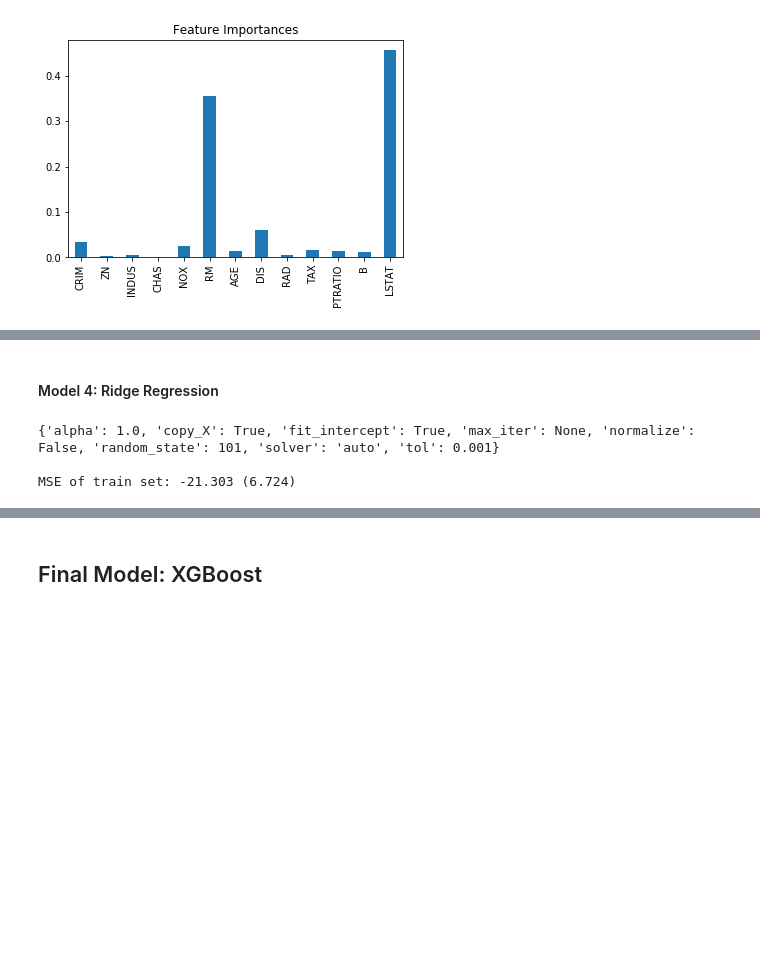
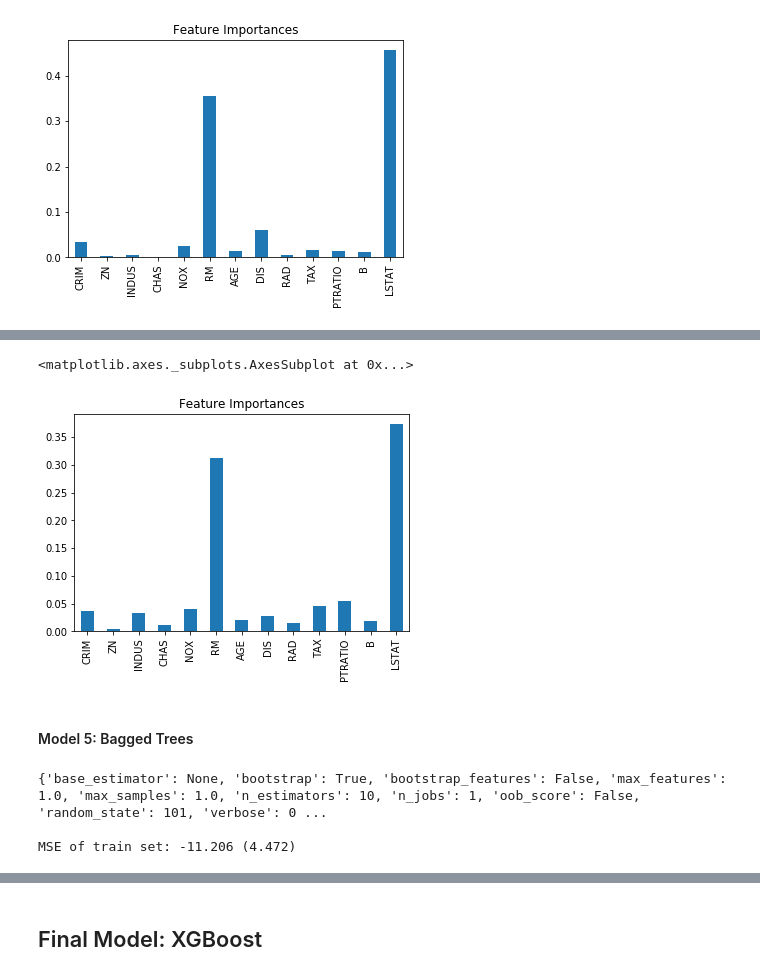
Before and after one commit to dundee2002/Machine-Deep-Learning-in-Python-and-R, a Jupyter notebook: Machine-Learning-in-Python/Regression/Regress_sklearn_uci_boston_housing_r870.ipynb, the cells around one changed output, grey strips where cells are left out. Drawn from its saved outputs; the diff is of its cells as text; code cells hidden in the pictures; blank space fills up the shorter version.

```diff
--- a/Machine-Learning-in-Python/Regression/Regress_sklearn_uci_boston_housing_r870.ipynb
+++ b/Machine-Learning-in-Python/Regression/Regress_sklearn_uci_boston_housing_r870.ipynb
@@ -336,12 +408,22 @@ Best MSE of train set: -18.754 using {'max_depth': 4}
-# %% [markdown]
-#### Model 4: Ridge Regression
+# %%
+# Feature Importance
+model = ExtraTreesRegressor(n_estimators=100,random_state=seed)
+model.fit(X_train, y_train)
+pd.DataFrame(data=model.feature_importances_,
+             index=df.drop('MEDV',axis=1).columns).plot(kind='bar',legend=False,
+                                                        title='Feature Importances')
+# %% [output]
+<matplotlib.axes._subplots.AxesSubplot at 0x...>
+[figure, added]
+# %% [markdown]
+#### Model 5: Bagged Trees
 # %%
 # Default
-model = Ridge(random_state=seed)
+model = BaggingRegressor(random_state=seed)
 default_model_perfomance(model)
 # %% [output]
-{'alpha': 1.0, 'copy_X': True, 'fit_intercept': True, 'max_iter': None, 'normalize': False, 'random_state': 101, 'solver': 'auto', 'tol': 0.001}
+{'base_estimator': None, 'bootstrap': True, 'bootstrap_features': False, 'max_features': 1.0, 'max_samples': 1.0, 'n_estimators': 10, 'n_jobs': 1, 'oob_score': False, 'random_state': 101, 'verbose': 0 ...
 
-MSE of train set: -21.303 (6.724)
+MSE of train set: -11.206 (4.472)
 # %%
 # Grid Search
```
Also changed, not shown: parts of 22 cells of this notebook, 1 other file.
